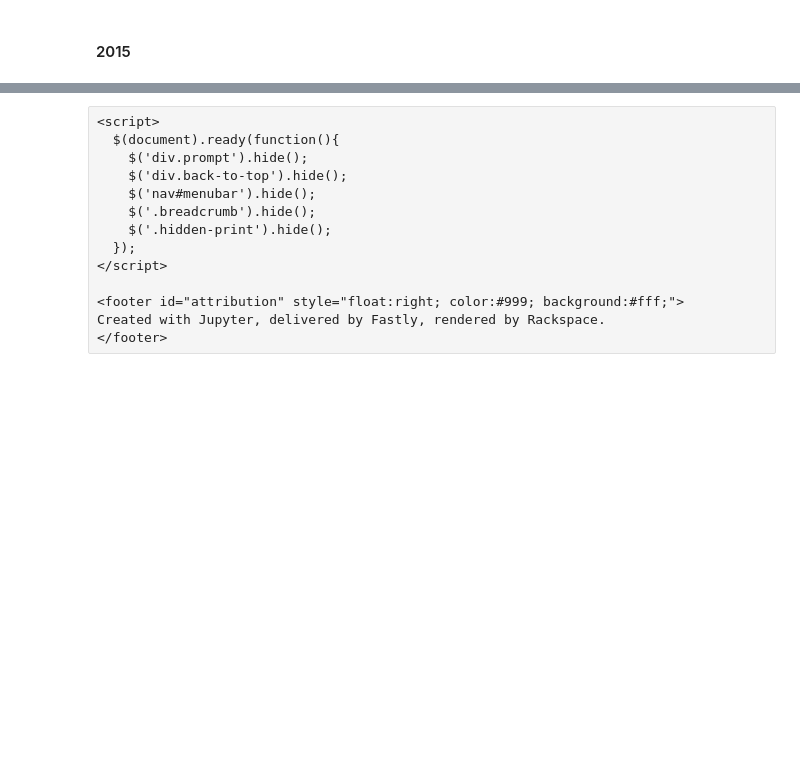
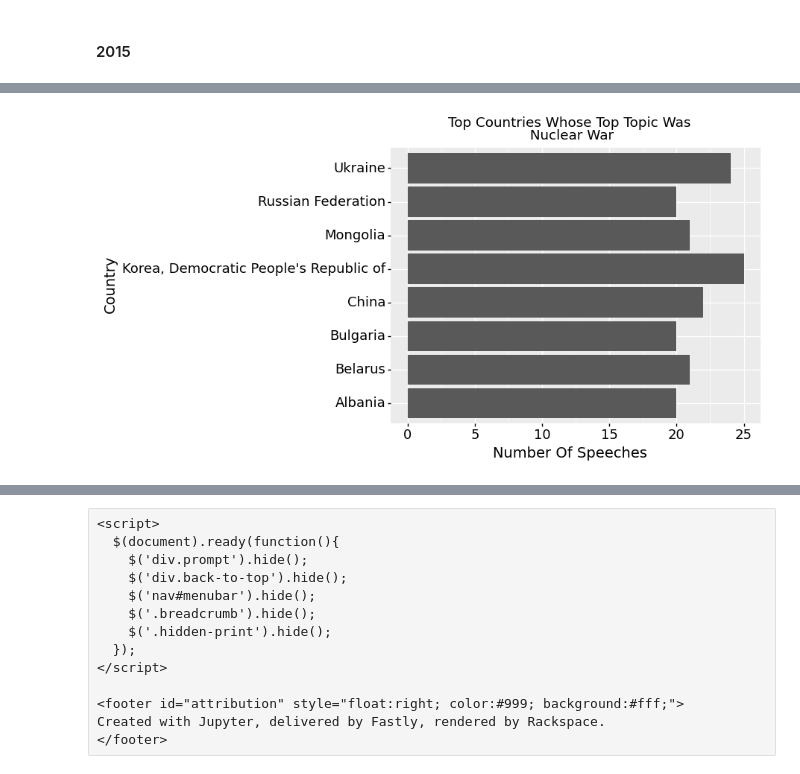
Before and after one commit to jghuynh/Topic-Modeling-UN-Speeches, a Jupyter notebook: Presentation_Topic_Modeling.ipynb, the cells around one changed output, grey strips where cells are left out. Drawn from its saved outputs; the diff is of its cells as text; code cells hidden in the pictures; blank space fills up the shorter version.

```diff
--- a/Presentation_Topic_Modeling.ipynb
+++ b/Presentation_Topic_Modeling.ipynb
@@ -359,0 +430,4 @@ Image("topicsPerYear.png")
+# %%
+Image("Top_Countries_Nuclear_War.png")
+# %% [output]
+[figure, added]
```
Also changed, not shown: parts of 19 cells of this notebook, 1 other file.
